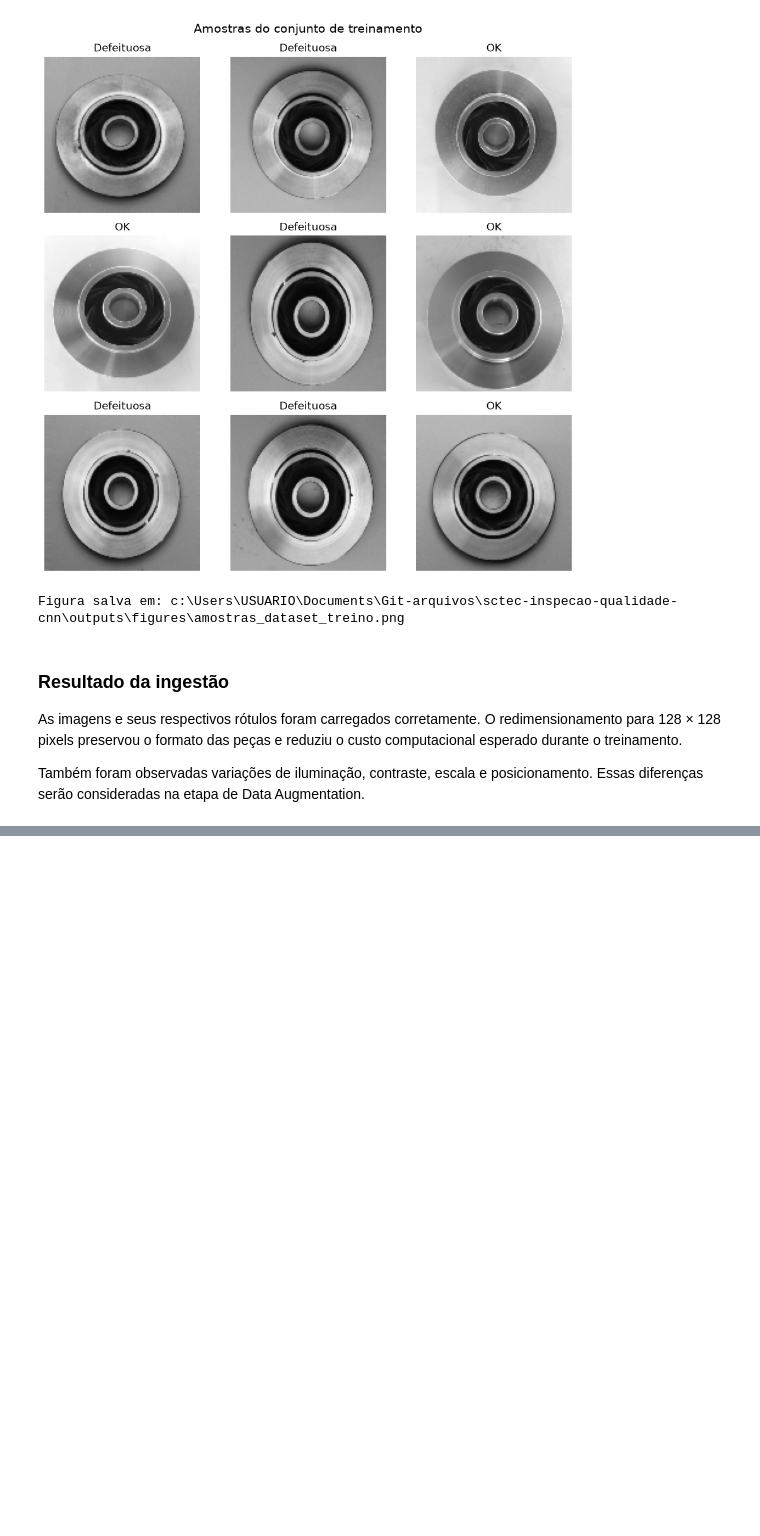
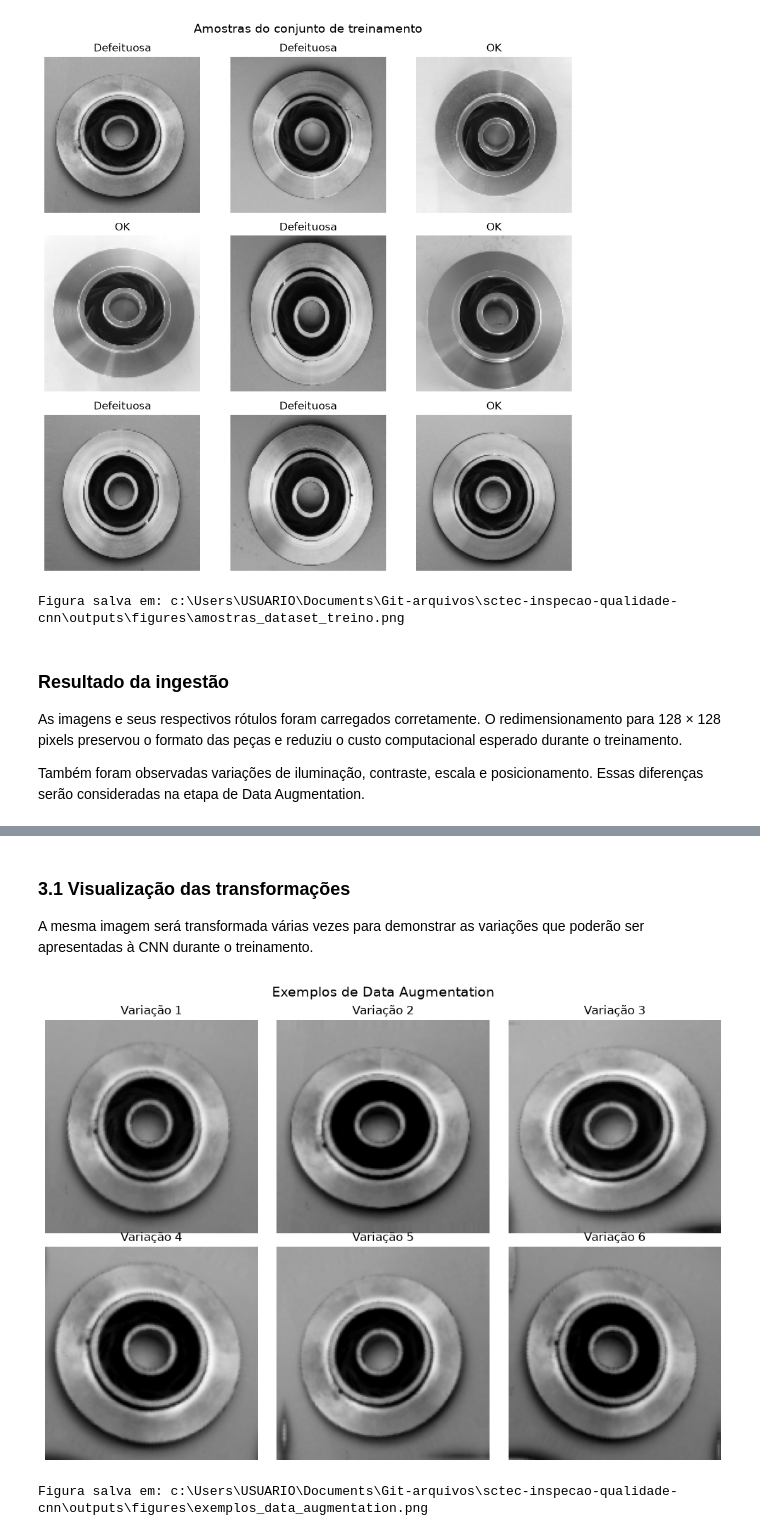
Before and after one commit to MarcioLuizBR/sctec-inspecao-qualidade-cnn, a Jupyter notebook: notebooks/02_classificacao_cnn.ipynb, the cells around one changed output, grey strips where cells are left out. Saved outputs shown, nothing was run; the diff lists cells and outputs as text; code cells hidden in the pictures; blank space fills up the shorter version.

Commit message:
feat: implement dynamic image data augmentation

```diff
--- a/notebooks/02_classificacao_cnn.ipynb
+++ b/notebooks/02_classificacao_cnn.ipynb
@@ -156,0 +210,44 @@ Também foram observadas variações de iluminação, contraste, escala e posici
+# %% [markdown]
+### 3.1 Visualização das transformações
+
+A mesma imagem será transformada várias vezes para demonstrar as variações que poderão ser apresentadas à CNN durante o treinamento.
+# %%
+imagem_exemplo = imagens_lote[0]
+
+figura, eixos = plt.subplots(2, 3, figsize=(10, 7))
+eixos = eixos.flatten()
+
+for indice, eixo in enumerate(eixos):
+    imagem_aumentada = aumento_dados(
+        tf.expand_dims(imagem_exemplo, axis=0),
+        training=True,
+    )[0]
+
+    # Garante valores válidos para a exibição.
+    imagem_aumentada = tf.clip_by_value(
+        imagem_aumentada,
+        0,
+        255,
+    )
+
+    eixo.imshow(tf.cast(imagem_aumentada, tf.uint8))
+    eixo.set_title(f"Variação {indice + 1}")
+    eixo.axis("off")
+
+figura.suptitle("Exemplos de Data Augmentation", fontsize=14)
+figura.tight_layout()
+
+caminho_saida = (
+    RAIZ_PROJETO
+    / "outputs"
+    / "figures"
+    / "exemplos_data_augmentation.png"
+)
+
+figura.savefig(caminho_saida, dpi=300, bbox_inches="tight")
+plt.show()
+
+print(f"Figura salva em: {caminho_saida}")
+# %% [output]
+[figure, added]
+Figura salva em: c:\Users\USUARIO\Documents\Git-arquivos\sctec-inspecao-qualidade-cnn\outputs\figures\exemplos_data_augmentation.png
```
Also changed, not shown: parts of 3 cells of this notebook, 1 other file.
